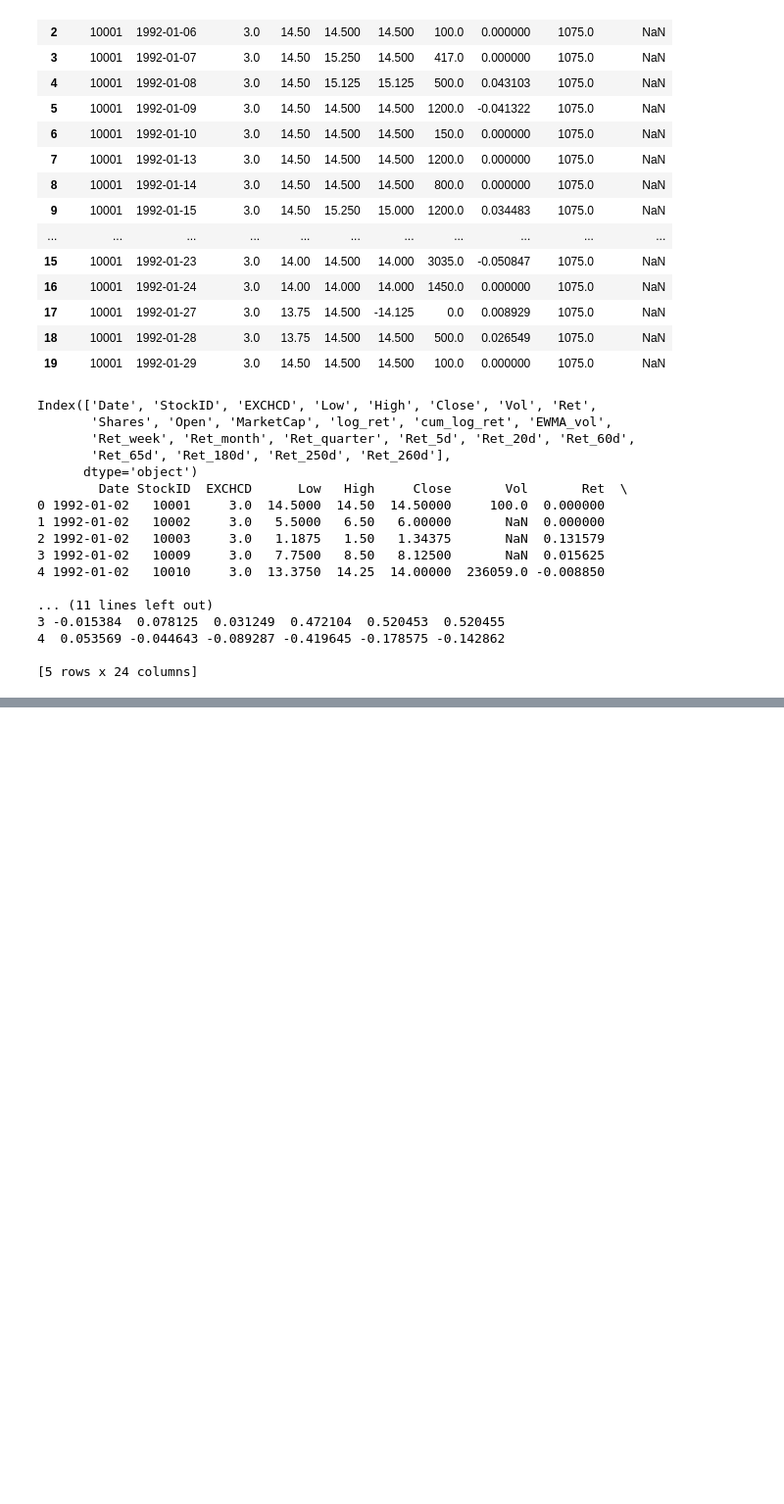
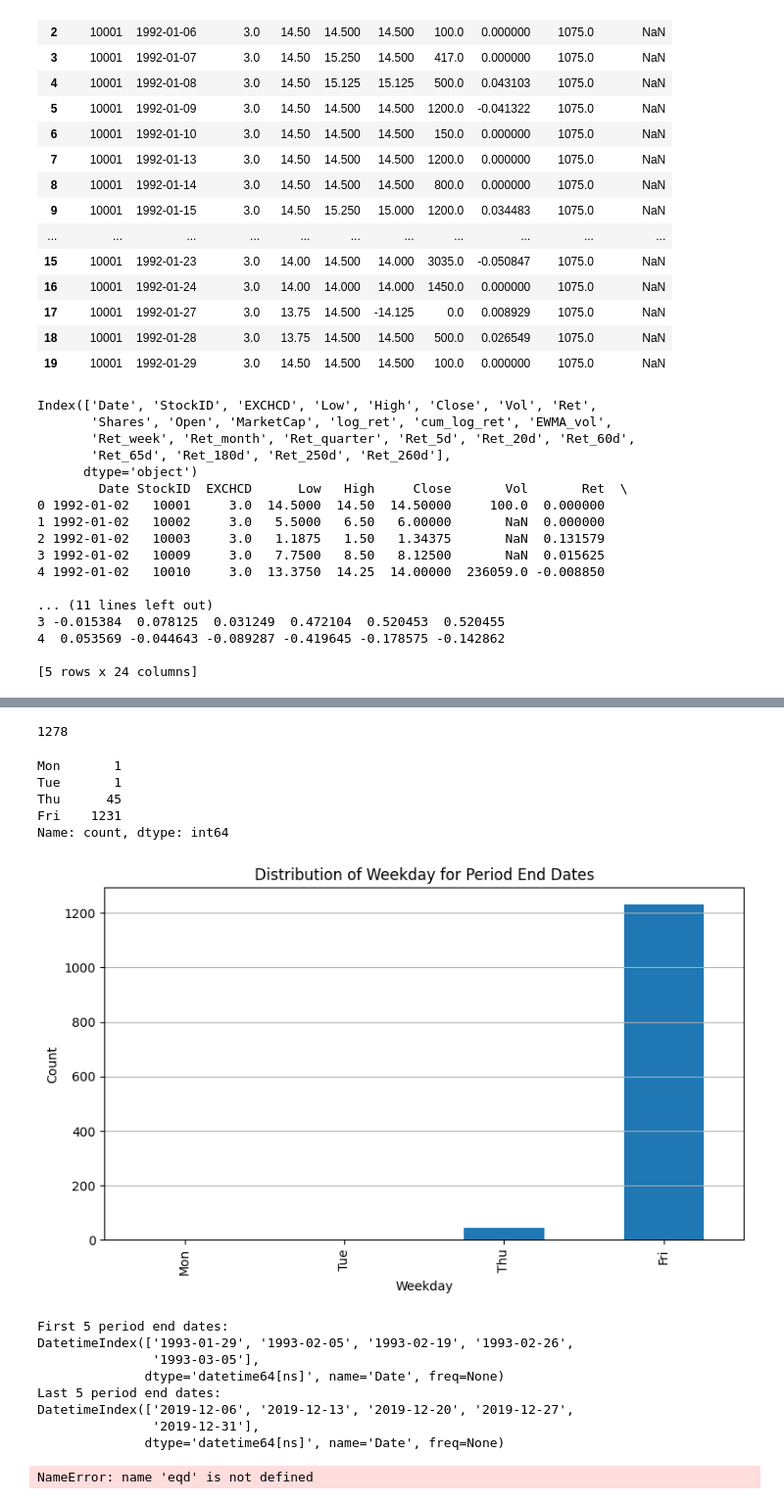
Before and after one commit to rliu4936/bob22, a Jupyter notebook: generate_data.ipynb, the cells around one changed output, grey strips where cells are left out. Shown at 98% size. Cells and saved outputs as stored; diff of their text form; code cells hidden in the pictures; blank space fills up the shorter version.

```diff
--- a/generate_data.ipynb
+++ b/generate_data.ipynb
@@ -105,0 +234,59 @@ Index(['Date', 'StockID', 'EXCHCD', 'Low', 'High', 'Close', 'Vol', 'Ret',
+# %%
+from Data import equity_data as eqd
+
+period_end_dates = eqd.get_period_end_dates(period="week")
+len(period_end_dates)
+# %% [output]
+1278
+# %%
+import pandas as pd
+import matplotlib.pyplot as plt
+from Data import equity_data as eqd
+
+# Load dates
+dates = pd.to_datetime(eqd.get_period_end_dates("week"))
+
+# Count occurrences of each weekday (0=Mon, 6=Sun)
+weekday_counts = pd.Series(dates.weekday).value_counts().sort_index()
+
+# Label weekdays
+weekday_labels = ['Mon', 'Tue', 'Wed', 'Thu', 'Fri', 'Sat', 'Sun']
+weekday_counts.index = [weekday_labels[i] for i in weekday_counts.index]
+
+# Display result
+print(weekday_counts)
+
+# Plot
+plt.figure(figsize=(8, 5))
+weekday_counts.plot(kind='bar')
+plt.title("Distribution of Weekday for Period End Dates")
+plt.xlabel("Weekday")
+plt.ylabel("Count")
+plt.grid(axis='y')
+plt.tight_layout()
+plt.show()
+
+
+print("First 5 period end dates:")
+print(dates.sort_values()[:5])
+print("Last 5 period end dates:")
+print(dates.sort_values()[-5:])
+# %% [output]
+Mon       1
+Tue       1
+Thu      45
+Fri    1231
+Name: count, dtype: int64
+[figure, added]
+First 5 period end dates:
+DatetimeIndex(['1993-01-29', '1993-02-05', '1993-02-19', '1993-02-26',
+               '1993-03-05'],
+              dtype='datetime64[ns]', name='Date', freq=None)
+Last 5 period end dates:
+DatetimeIndex(['2019-12-06', '2019-12-13', '2019-12-20', '2019-12-27',
+               '2019-12-31'],
+              dtype='datetime64[ns]', name='Date', freq=None)
+# %%
+ret = eqd.get_period_end_dates()
+# %% [output]
+NameError: name 'eqd' is not defined
```
Also changed, not shown: parts of 15 cells of this notebook, 14 other files.
